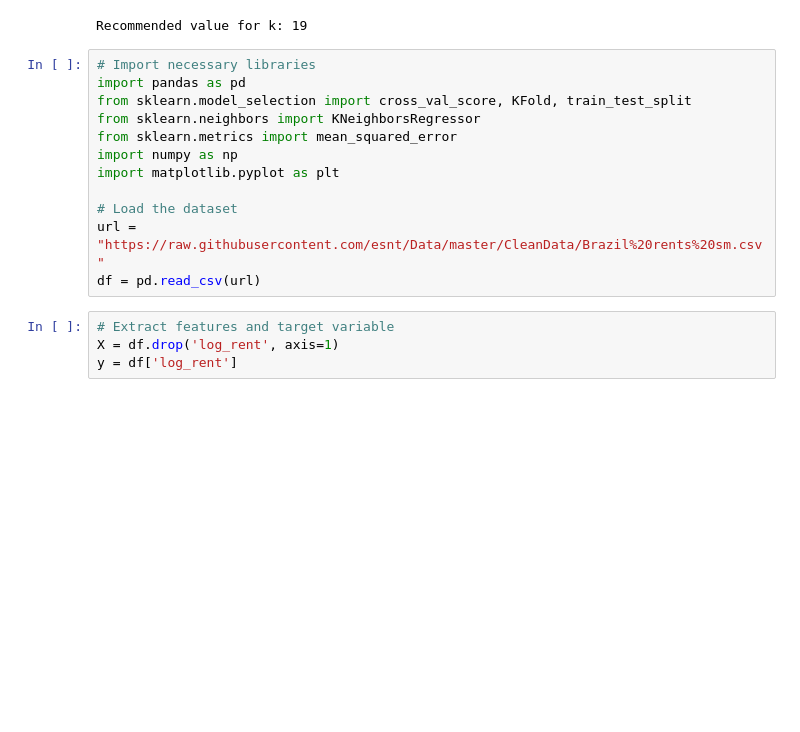
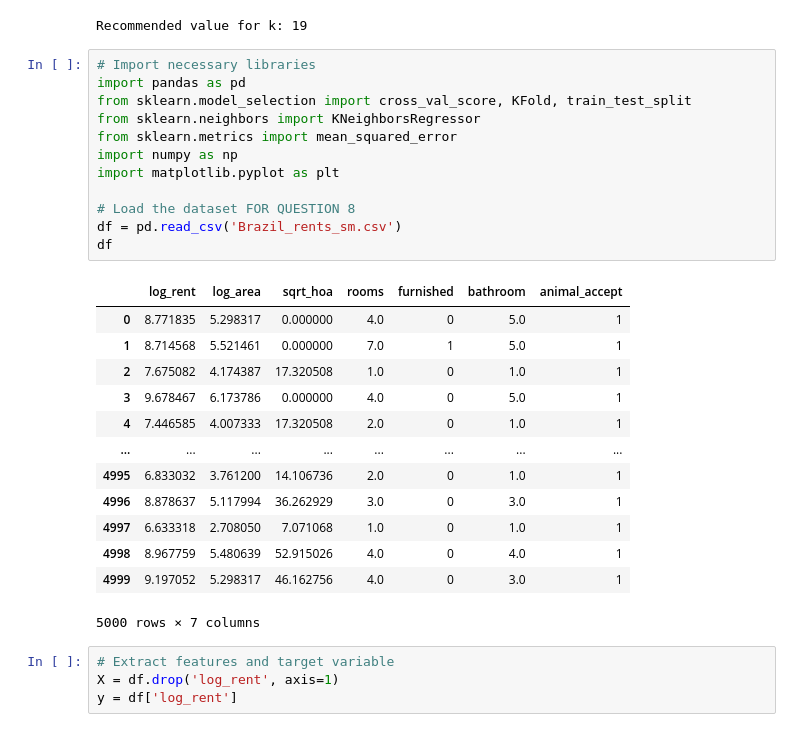
Before and after one commit to annleealbod/486_lab1, a Jupyter notebook: lab1code.ipynb, the cells around one changed output. Cells and saved outputs as stored; diff of their text form; blank space fills up the shorter version.

Commit message:
added dataset for question 8

```diff
--- a/lab1code.ipynb
+++ b/lab1code.ipynb
@@ -102,15 +102,29 @@ Recommended value for k: 19
 # %%
 # Import necessary libraries
 import pandas as pd
 from sklearn.model_selection import cross_val_score, KFold, train_test_split
 from sklearn.neighbors import KNeighborsRegressor
 from sklearn.metrics import mean_squared_error
 import numpy as np
 import matplotlib.pyplot as plt
 
-# Load the dataset
-url = "https://raw.githubusercontent.com/esnt/Data/master/CleanData/Brazil%20rents%20sm.csv"
-df = pd.read_csv(url)
+# Load the dataset FOR QUESTION 8
+df = pd.read_csv('Brazil_rents_sm.csv')
+df
+# %% [output]
+|  | log_rent | log_area | sqrt_hoa | rooms | furnished | bathroom | animal_accept |
+| 0 | 8.771835 | 5.298317 | 0.000000 | 4.0 | 0 | 5.0 | 1 |
+| 1 | 8.714568 | 5.521461 | 0.000000 | 7.0 | 1 | 5.0 | 1 |
+| 2 | 7.675082 | 4.174387 | 17.320508 | 1.0 | 0 | 1.0 | 1 |
+| 3 | 9.678467 | 6.173786 | 0.000000 | 4.0 | 0 | 5.0 | 1 |
+| 4 | 7.446585 | 4.007333 | 17.320508 | 2.0 | 0 | 1.0 | 1 |
+| ... | ... | ... | ... | ... | ... | ... | ... |
+| 4995 | 6.833032 | 3.761200 | 14.106736 | 2.0 | 0 | 1.0 | 1 |
+| 4996 | 8.878637 | 5.117994 | 36.262929 | 3.0 | 0 | 3.0 | 1 |
+| 4997 | 6.633318 | 2.708050 | 7.071068 | 1.0 | 0 | 1.0 | 1 |
+| 4998 | 8.967759 | 5.480639 | 52.915026 | 4.0 | 0 | 4.0 | 1 |
+| 4999 | 9.197052 | 5.298317 | 46.162756 | 4.0 | 0 | 3.0 | 1 |
+5000 rows × 7 columns
 # %%
 # Extract features and target variable
 X = df.drop('log_rent', axis=1)
```
Also changed, not shown: 1 other file.
